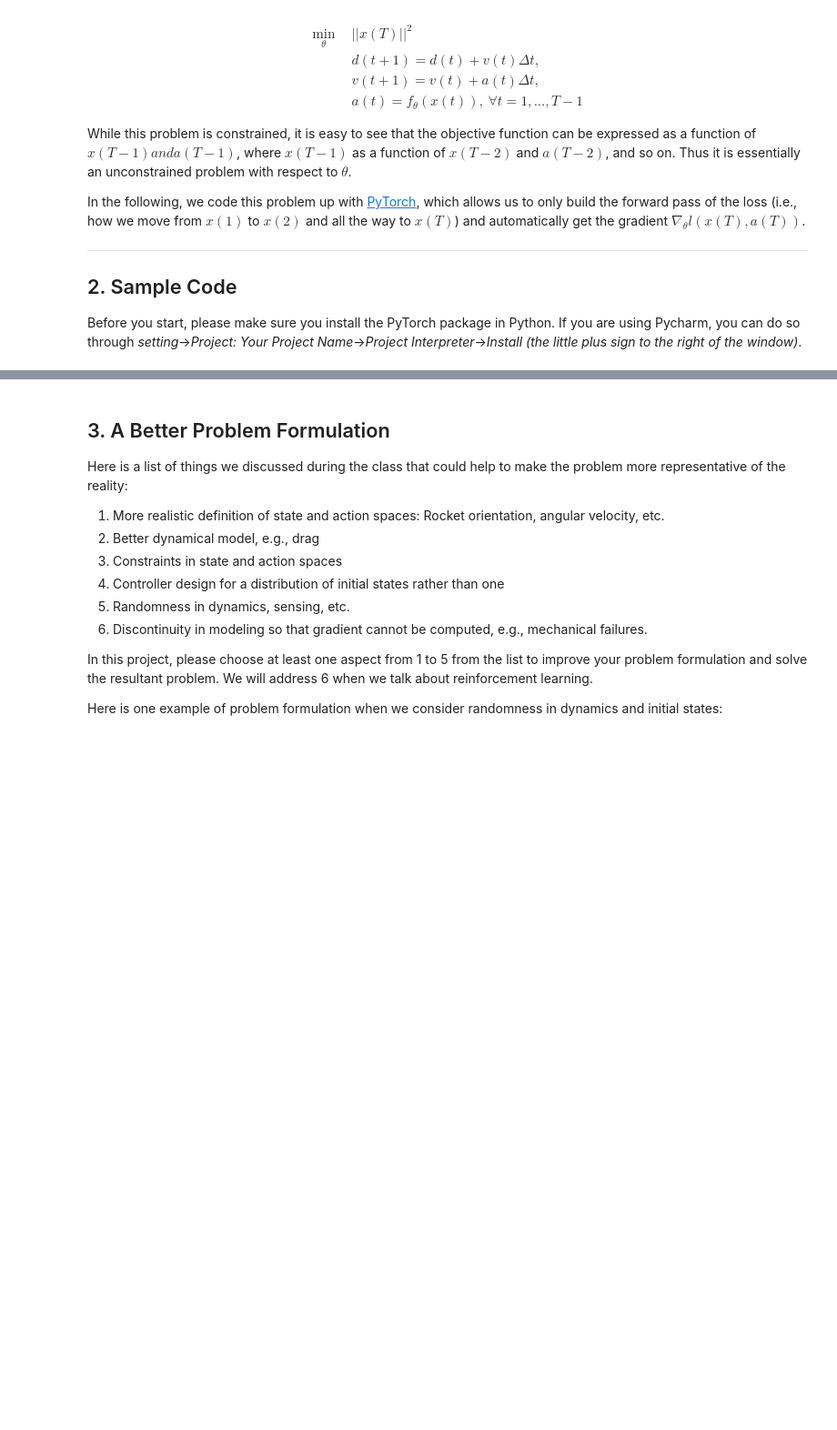
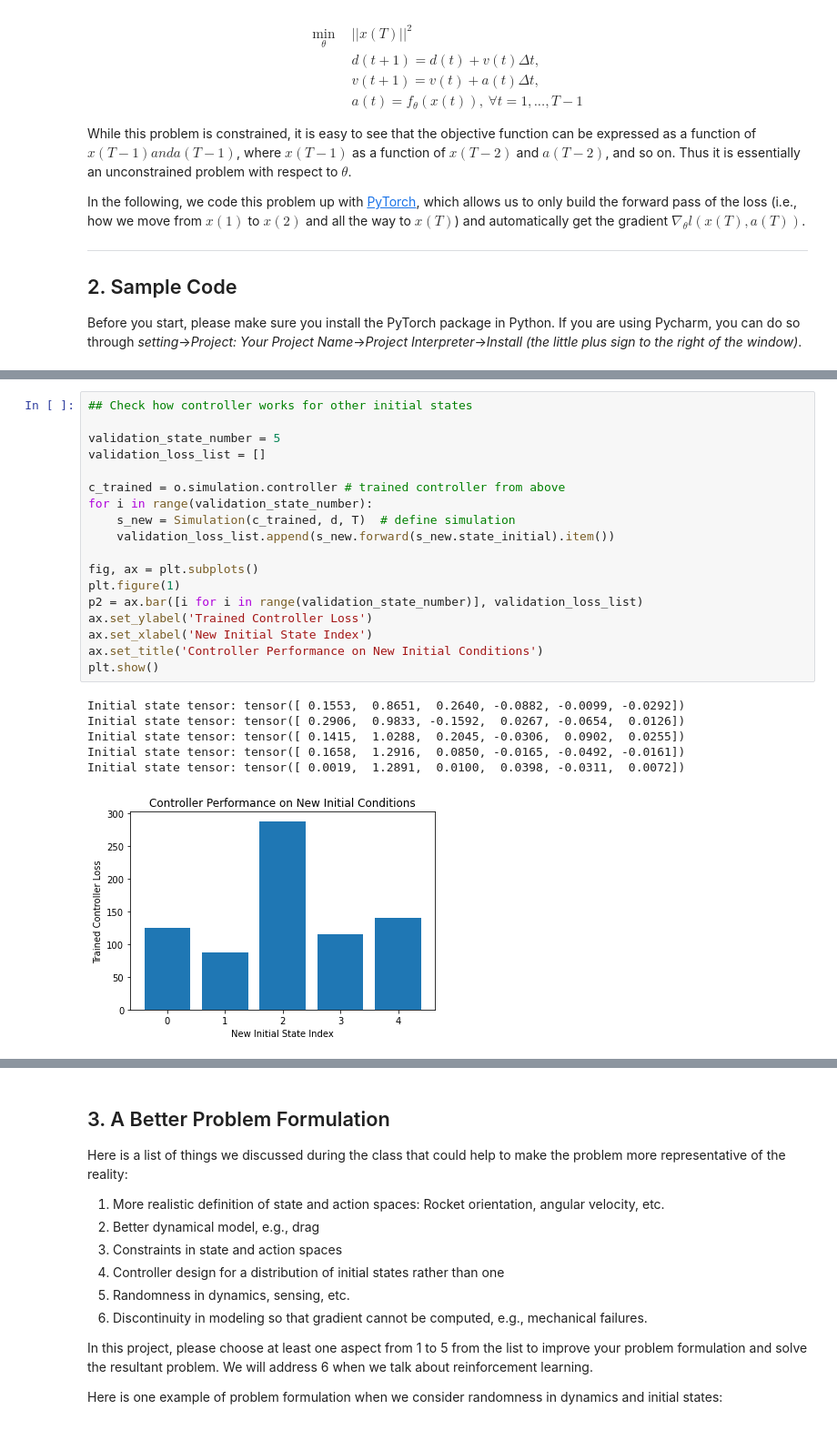
Before and after one commit to jatkin15/DesignOptimization2021Fall, a Jupyter notebook: Project/Project_1_submission.ipynb, the cells around one changed output, grey strips where cells are left out. Shown: that part at 91% size. Drawn from its saved outputs; the diff is of its cells as text; blank space fills up the shorter version.

```diff
--- a/Project/Project_1_submission.ipynb
+++ b/Project/Project_1_submission.ipynb
@@ -296,0 +483,25 @@ Action Trajectorytensor([0.9884], grad_fn=<SigmoidBackward>)
+# %%
+## Check how controller works for other initial states
+
+validation_state_number = 5
+validation_loss_list = []
+
+c_trained = o.simulation.controller # trained controller from above
+for i in range(validation_state_number):
+    s_new = Simulation(c_trained, d, T)  # define simulation
+    validation_loss_list.append(s_new.forward(s_new.state_initial).item())
+
+fig, ax = plt.subplots()
+plt.figure(1)
+p2 = ax.bar([i for i in range(validation_state_number)], validation_loss_list)
+ax.set_ylabel('Trained Controller Loss')
+ax.set_xlabel('New Initial State Index')
+ax.set_title('Controller Performance on New Initial Conditions')
+plt.show()
+# %% [output]
+Initial state tensor: tensor([ 0.1553,  0.8651,  0.2640, -0.0882, -0.0099, -0.0292])
+Initial state tensor: tensor([ 0.2906,  0.9833, -0.1592,  0.0267, -0.0654,  0.0126])
+Initial state tensor: tensor([ 0.1415,  1.0288,  0.2045, -0.0306,  0.0902,  0.0255])
+Initial state tensor: tensor([ 0.1658,  1.2916,  0.0850, -0.0165, -0.0492, -0.0161])
+Initial state tensor: tensor([ 0.0019,  1.2891,  0.0100,  0.0398, -0.0311,  0.0072])
+[figure, added]
```
Also changed, not shown: parts of 10 cells of this notebook.
